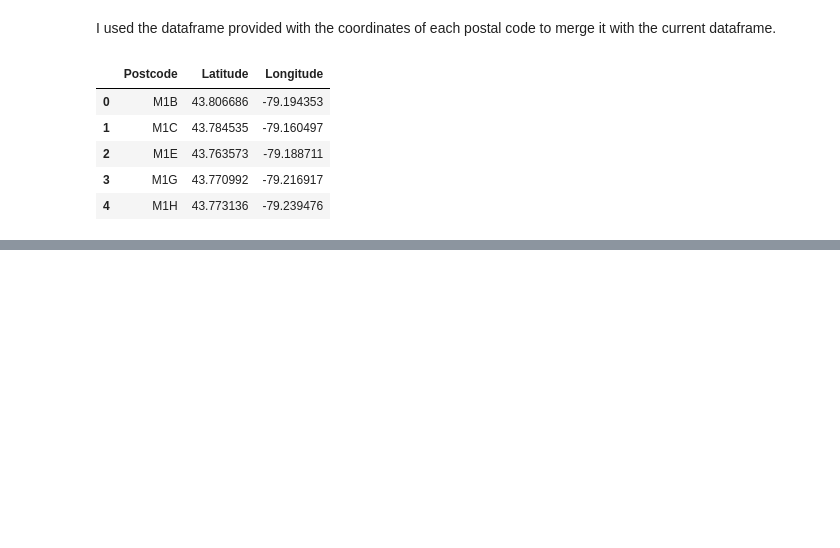
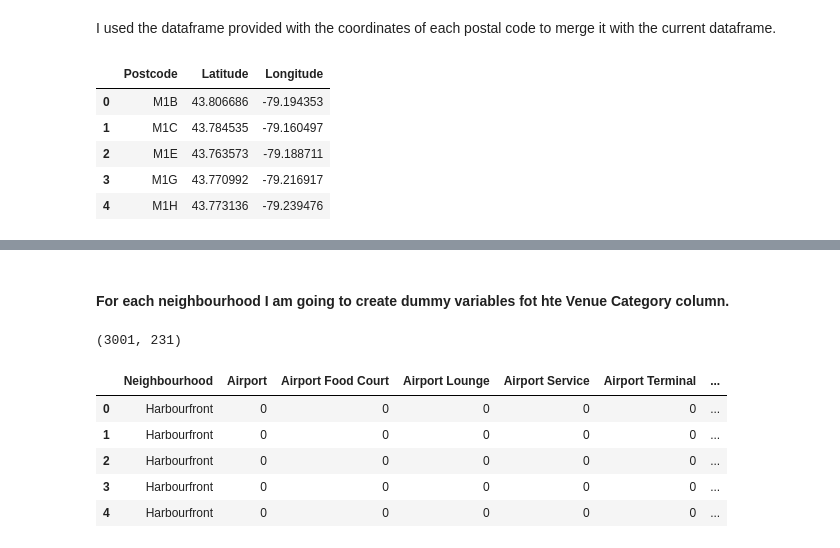
Before and after one commit to benjaminlozanow/Coursera_Capstone, a Jupyter notebook: assignment_week_3.ipynb, the cells around one changed output, grey strips where cells are left out. Cells and saved outputs as stored; diff of their text form; code cells hidden in the pictures; blank space fills up the shorter version.

```diff
--- a/assignment_week_3.ipynb
+++ b/assignment_week_3.ipynb
@@ -73,0 +109,4 @@ df_final
+# %%
+df = df_final[df_final['Borough'].str.contains('Toronto')].reset_index(drop = True)
+display(df.head())
+df.shape
@@ -73,0 +238,19 @@ df_final
+# %% [markdown]
+#### For each neighbourhood I am going to create dummy variables fot hte Venue Category column.
+# %%
+# one hot encoding
+toronto_onehot = pd.get_dummies(toronto_venues[['Venue Category']], prefix="", prefix_sep="")
+
+# Add Neighbourhood to the first column
+toronto_onehot.insert(0, 'Neighbourhood', toronto_venues['Neighborhood'])
+
+print(toronto_onehot.shape)
+toronto_onehot.head()
+# %% [output]
+(3001, 231)
+|  | Neighbourhood | Airport | Airport Food Court | Airport Lounge | Airport Service | Airport Terminal | ... |
+| 0 | Harbourfront | 0 | 0 | 0 | 0 | 0 | ... |
+| 1 | Harbourfront | 0 | 0 | 0 | 0 | 0 | ... |
+| 2 | Harbourfront | 0 | 0 | 0 | 0 | 0 | ... |
+| 3 | Harbourfront | 0 | 0 | 0 | 0 | 0 | ... |
+| 4 | Harbourfront | 0 | 0 | 0 | 0 | 0 | ... |
```
Also changed, not shown: parts of 24 cells of this notebook.
